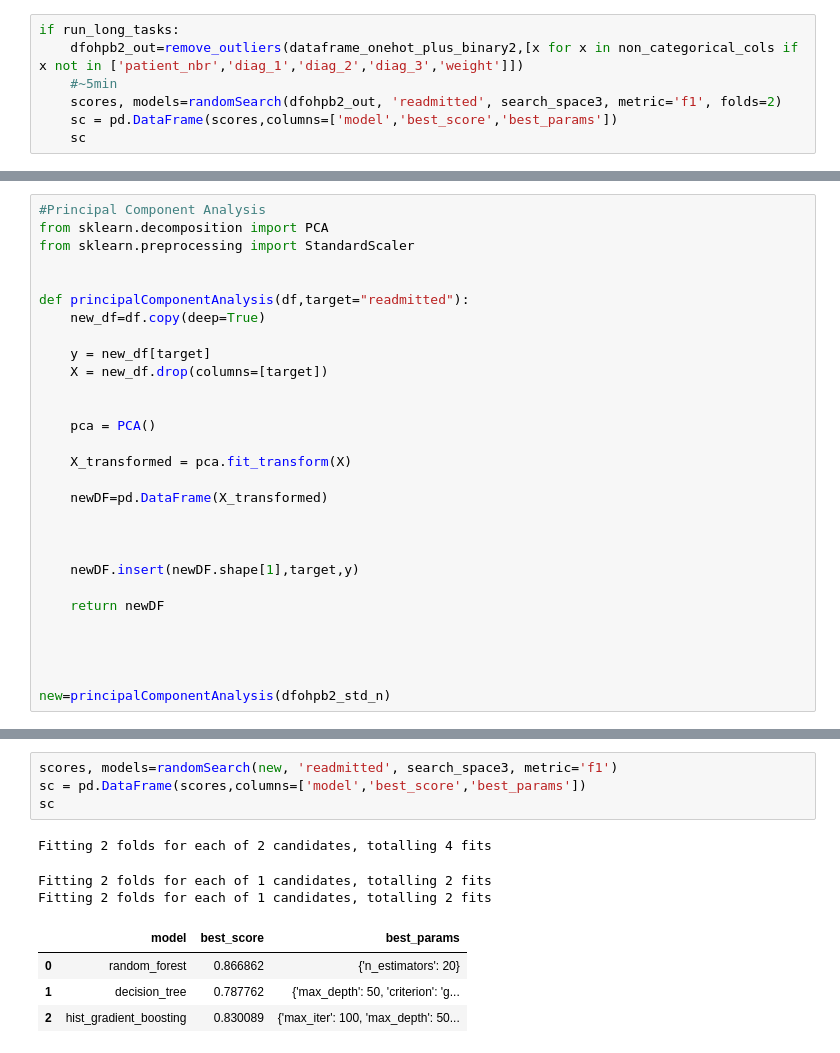
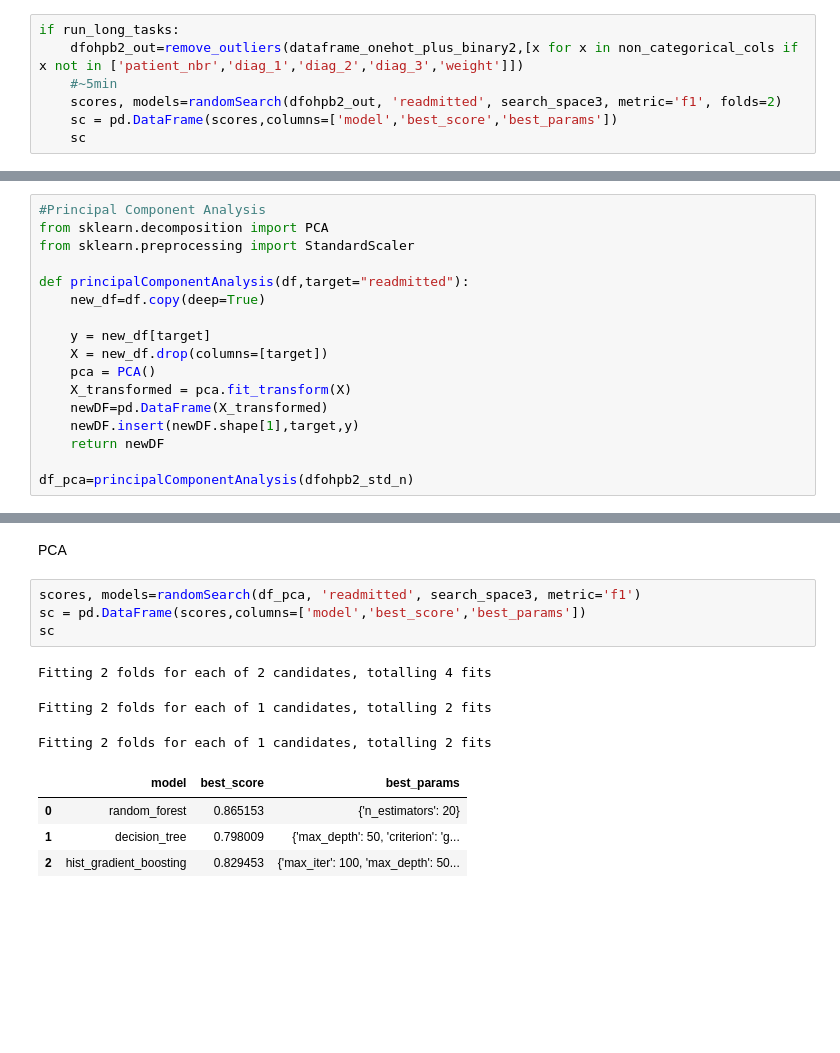
Before and after one commit to mjovanovic9999/ML, a Jupyter notebook: I/notebook/main.ipynb, the cells around one changed output, grey strips where cells are left out. Drawn from its saved outputs; the diff is of its cells as text; blank space fills up the shorter version.

```diff
--- a/I/notebook/main.ipynb
+++ b/I/notebook/main.ipynb
@@ -1079,28 +1136,16 @@ grid.best_score_
 #Principal Component Analysis
 from sklearn.decomposition import PCA
 from sklearn.preprocessing import StandardScaler
-
 
 def principalComponentAnalysis(df,target="readmitted"):
     new_df=df.copy(deep=True)
 
     y = new_df[target]
     X = new_df.drop(columns=[target])
-
-
     pca = PCA()
-
     X_transformed = pca.fit_transform(X)
-
     newDF=pd.DataFrame(X_transformed)
-
-
-
     newDF.insert(newDF.shape[1],target,y)
-
     return newDF
 
-
-
-
-new=principalComponentAnalysis(dfohpb2_std_n)
+df_pca=principalComponentAnalysis(dfohpb2_std_n)
@@ -1113,15 +1152,17 @@ Fitting 2 folds for each of 1 candidates, totalling 2 fits
+# %% [markdown]
+PCA
 # %%
-scores, models=randomSearch(new, 'readmitted', search_space3, metric='f1')
+scores, models=randomSearch(df_pca, 'readmitted', search_space3, metric='f1')
 sc = pd.DataFrame(scores,columns=['model','best_score','best_params'])
 sc
 # %% [output]
 Fitting 2 folds for each of 2 candidates, totalling 4 fits
 Fitting 2 folds for each of 1 candidates, totalling 2 fits
-Fitting 2 folds for each of 1 candidates, totalling 2 fits
+Fitting 2 folds for each of 1 candidates, totalling 2 fits
 |  | model | best_score | best_params |
-| 0 | random_forest | 0.866862 | {'n_estimators': 20} |
-| 1 | decision_tree | 0.787762 | {'max_depth': 50, 'criterion': 'g... |
-| 2 | hist_gradient_boosting | 0.830089 | {'max_iter': 100, 'max_depth': 50... |
+| 0 | random_forest | 0.865153 | {'n_estimators': 20} |
+| 1 | decision_tree | 0.798009 | {'max_depth': 50, 'criterion': 'g... |
+| 2 | hist_gradient_boosting | 0.829453 | {'max_iter': 100, 'max_depth': 50... |
 # %%
 from sklearn.feature_selection import GenericUnivariateSelect, f_classif, mutual_info_classif
 
```
Also changed, not shown: parts of 34 cells of this notebook.
